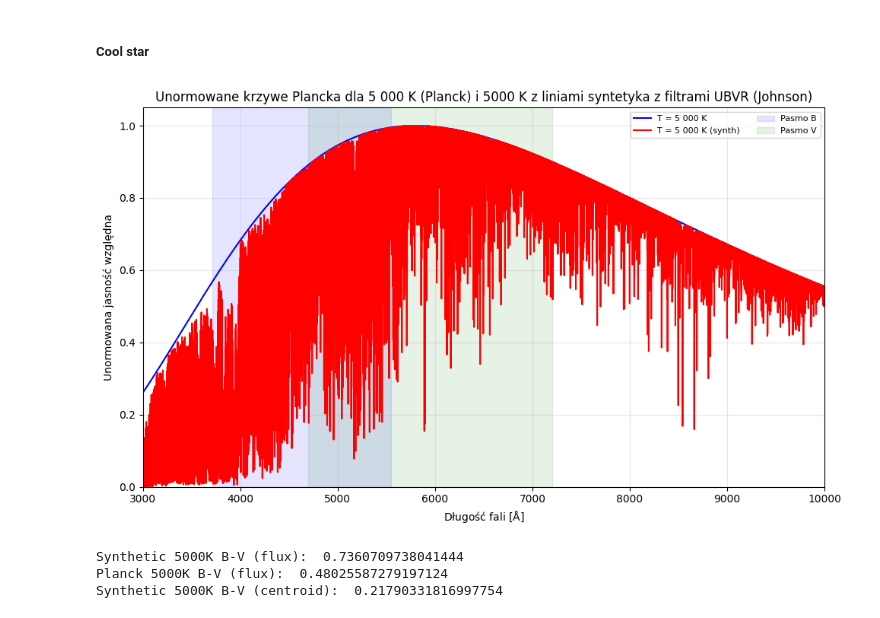
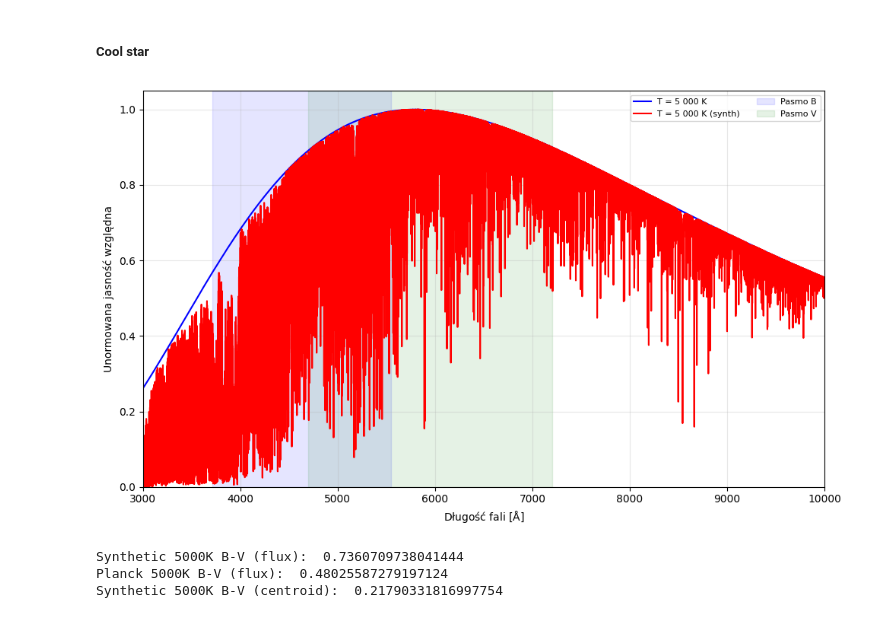
Before and after one commit to ASTR0MNSTR/univ_codes, a Jupyter notebook: 2025_2026/semester_02/inner_stars/zadanie_1/zad1.ipynb, the cells around one changed output. Cells and saved outputs as stored; diff of their text form; code cells hidden in the pictures.

```diff
--- a/2025_2026/semester_02/inner_stars/zadanie_1/zad1.ipynb
+++ b/2025_2026/semester_02/inner_stars/zadanie_1/zad1.ipynb
@@ -668,36 +666,36 @@ T_cool = 5000
 
 B_cool = planck(wavelengths, T_cool)
 B_cool_synth = planck(wavelengths, T_cool)*spectrum_data_cool["flux"].values
 
 B_cool /= B_cool.max()
 B_cool_synth /= B_cool_synth.max()
 
 filters = {
     # 'U': {'center': 3520.30e-10, 'range': (3010e-10, 4100e-10), 'color': 'violet'},
     'B': {'center': 4384.51e-10, 'range': (3709e-10, 5550e-10), 'color': 'blue'},
     'V': {'center': 5479.85e-10, 'range': (4698e-10, 7204e-10), 'color': 'green'},
     # 'R': {'center': 6846.67e-10, 'range': (5233e-10, 9400e-10), 'color': 'red'},
 }
 
 plt.figure(figsize=(10,6))
 plt.plot(wavelengths*1e10, B_cool, label='T = 5 000 K', color='blue')
 plt.plot(wavelengths*1e10, B_cool_synth, label='T = 5 000 K (synth)', color='red')
 
 for name, f in filters.items():
     plt.axvspan(f['range'][0]*1e10, f['range'][1]*1e10, color=f['color'], alpha=0.1, label=f'Pasmo {name}')
     # plt.axvline(f['center']*1e10, color=f['color'], linestyle='--', label=f'{name} ({f["center"]*1e10:.0f} Å)')
 
 plt.xlabel(r'Długość fali [$\rm \AA$]')
 plt.ylabel('Unormowana jasność względna')
-plt.title('Unormowane krzywe Plancka dla 5 000 K (Planck) i 5000 K z liniami syntetyka z filtrami UBVR (Johnson)')
+# plt.title('Unormowane krzywe Plancka dla 5 000 K (Planck) i 5000 K z liniami syntetyka z filtrami UBVR (Johnson)')
 plt.legend(loc='upper right', fontsize=8, ncol=2)
 plt.xlim(3000, 10000)
 plt.ylim(0, 1.05)
 plt.grid(True, alpha=0.3)
 plt.tight_layout()
-plt.show()
+plt.savefig(r"/media/olehryz/Elements/progs/univ_codes/2025_2026/semester_02/inner_stars/figures/zad_1523.pdf", dpi=600, bbox_inches = 'tight', pad_inches = 0.1)
 # %% [output]
-[figure, old version]
+[figure, new version]
 # %%
 B_V_cool_synth_flux = -2.5*np.log10(flux_calc(B_cool_synth, wavelengths, 3709e-10, 5550e-10) / flux_calc(B_cool_synth, wavelengths, 4698e-10, 7204e-10))
 B_V_cool_flux = -2.5*np.log10(flux_calc(B_cool, wavelengths, 3709e-10, 5550e-10) / flux_calc(B_cool, wavelengths, 4698e-10, 7204e-10))
```
Also changed, not shown: parts of 9 cells of this notebook, 8 other files.
